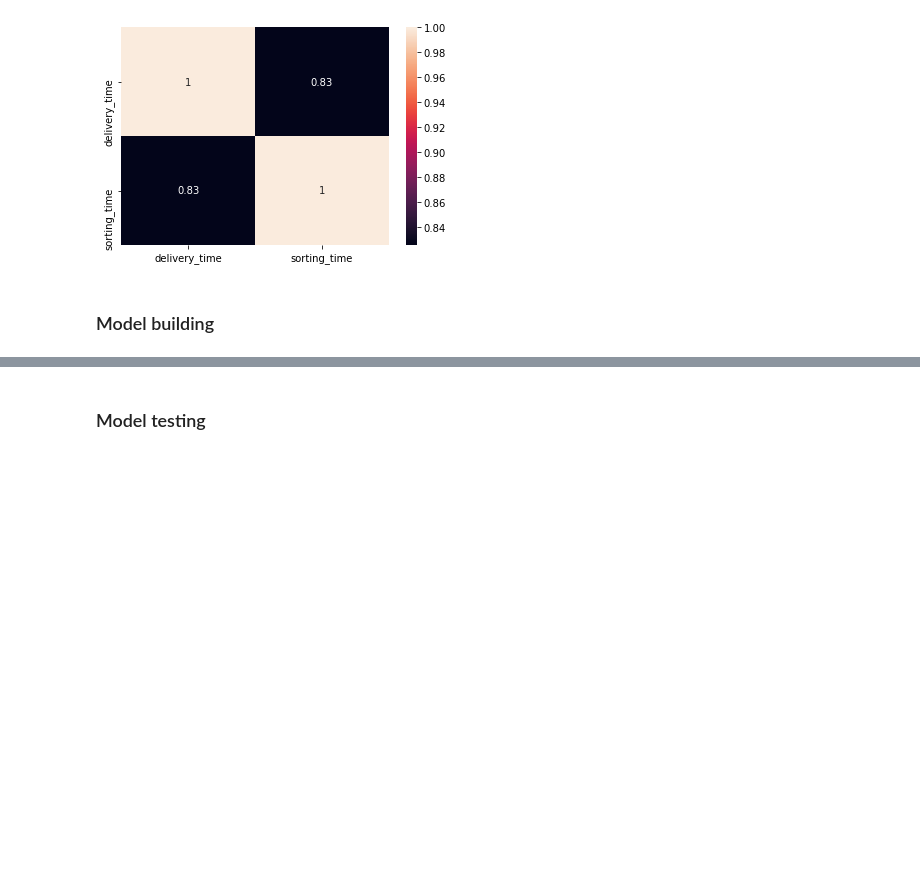
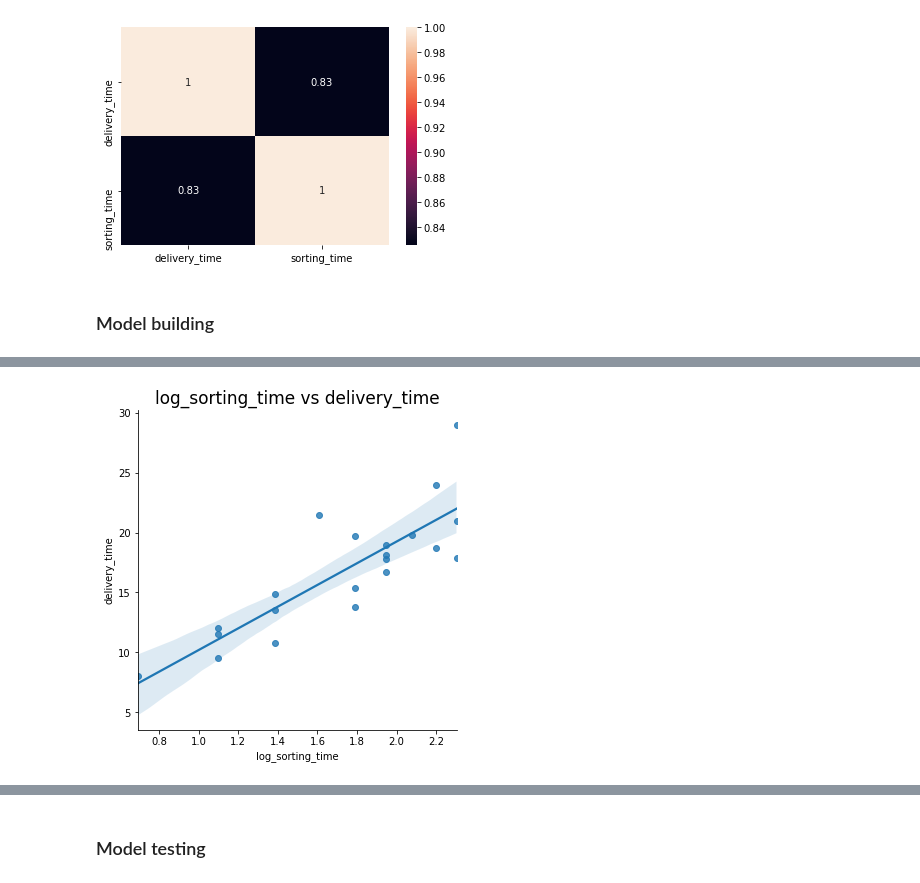
Before and after one commit to Surajhiraskar/Assignment-4.1-Simple-Linear-Regression, a Jupyter notebook: Assignment 4-1.ipynb, the cells around one changed output, grey strips where cells are left out. Cells and saved outputs as stored; diff of their text form; code cells hidden in the pictures; blank space fills up the shorter version.

```diff
--- a/Assignment 4-1.ipynb
+++ b/Assignment 4-1.ipynb
@@ -98,0 +102,4 @@ linear_model = smf.ols('delivery_time~sorting_time', data = Delivery_data).fit()
+# %%
+# Log transformation
+Delivery_data['log_sorting_time'] = np.log(Delivery_data['sorting_time'])
+Delivery_data
@@ -98,0 +124,3 @@ linear_model = smf.ols('delivery_time~sorting_time', data = Delivery_data).fit()
+# %%
+Delivery_data_log = Delivery_data[['delivery_time','log_sorting_time']]
+Delivery_data_log
@@ -98,0 +145,6 @@ linear_model = smf.ols('delivery_time~sorting_time', data = Delivery_data).fit()
+# %%
+sns.lmplot(x = 'log_sorting_time', y = 'delivery_time', data = Delivery_data_log)
+plt.title('log_sorting_time vs delivery_time',size = 17)
+plt.show()
+# %% [output]
+[figure, added]
```
Also changed, not shown: parts of 14 cells of this notebook.
